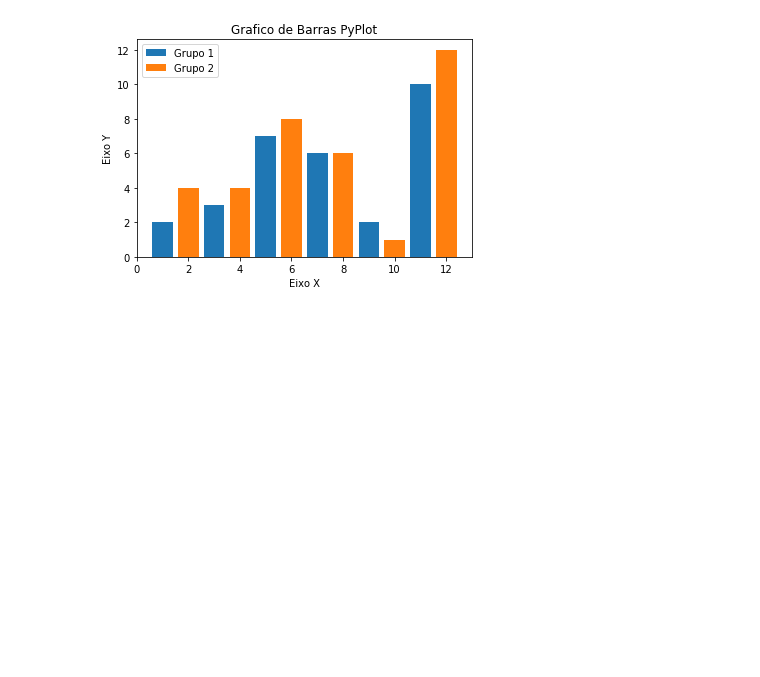
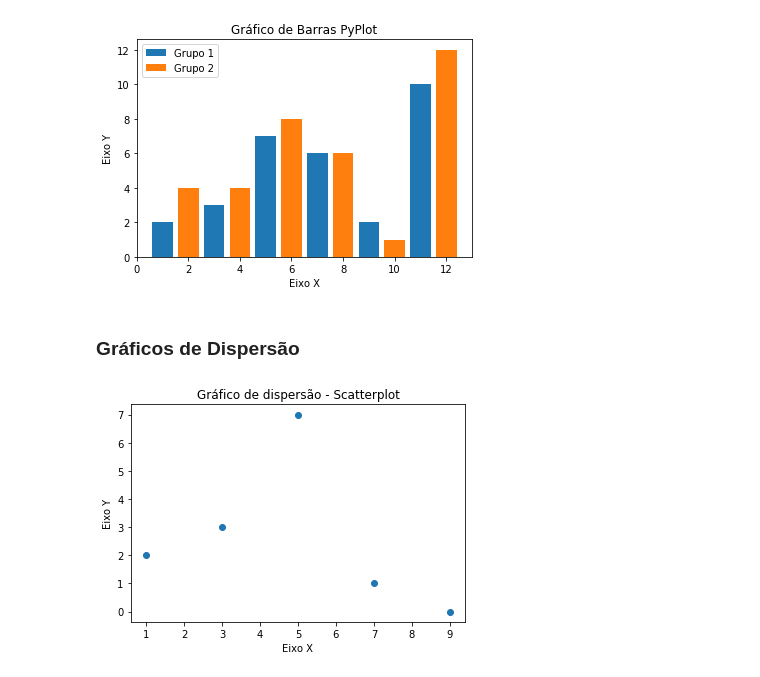
Before and after one commit to AbnerErnaniADSFatec/data-science, a Jupyter notebook: DataScienceNotes.ipynb, the cells around one changed output. Drawn from its saved outputs; the diff is of its cells as text; code cells hidden in the pictures; blank space fills up the shorter version.

Commit message:
updating and plotting charts and saving figs

```diff
--- a/DataScienceNotes.ipynb
+++ b/DataScienceNotes.ipynb
@@ -66,3 +66,18 @@ plt.legend()
 plt.show()
 # %% [output]
 [figure]
+# %% [markdown]
+### Gráficos de Dispersão
+# %%
+x = [1,3,5,7,9]
+y = [2,3,7,1,0]
+# %%
+plt.title("Gráfico de dispersão - Scatterplot")
+plt.xlabel("Eixo X")
+plt.ylabel("Eixo Y")
+
+plt.scatter(x, y)
+
+plt.show()
+# %% [output]
+[figure, added]
```
Also changed, not shown: parts of 18 cells of this notebook, 3 other files.
